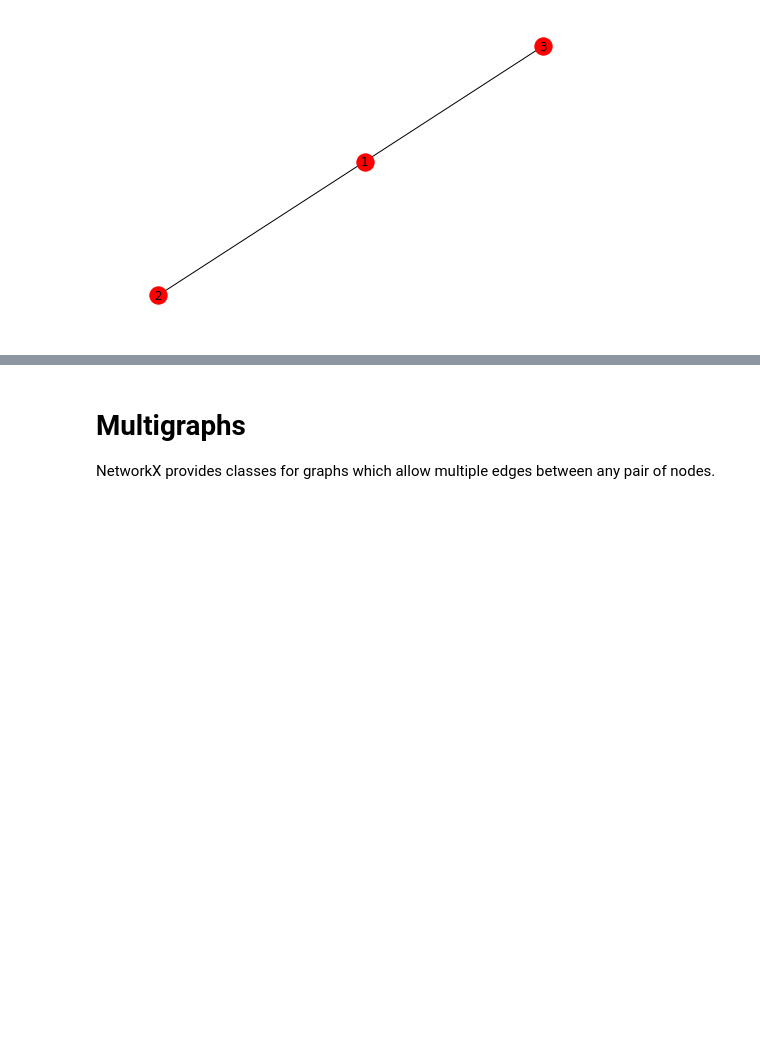
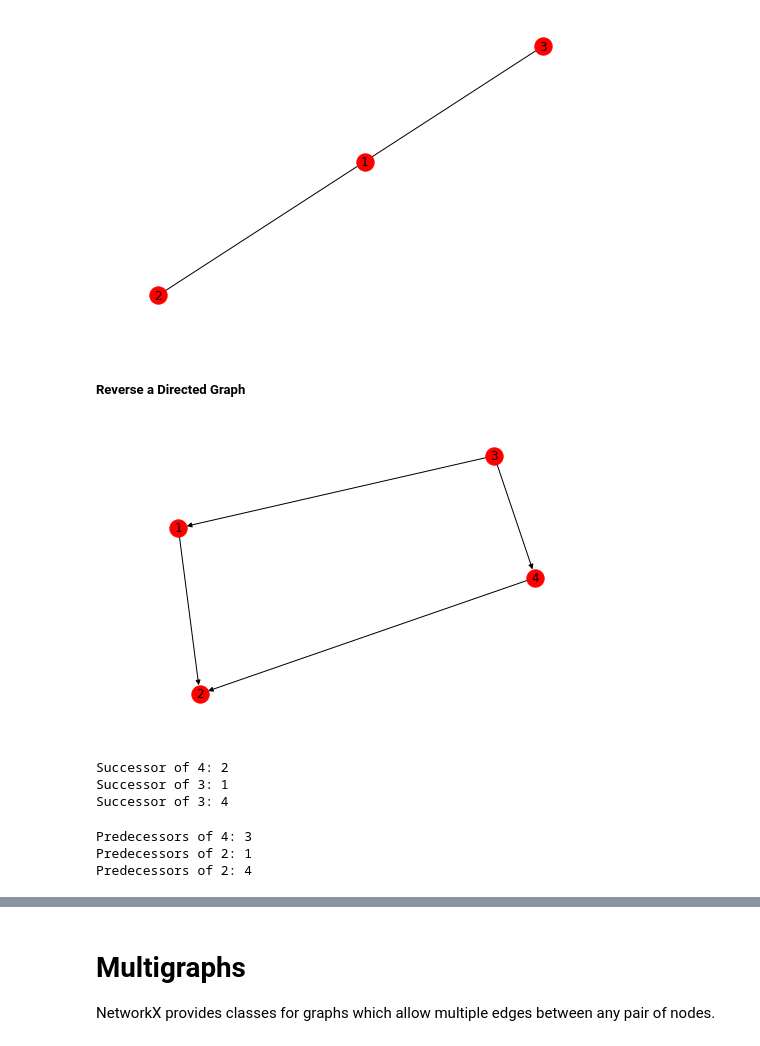
Before and after one commit to Falcon43/Python, a Jupyter notebook: datastructures/networkx.ipynb, the cells around one changed output, grey strips where cells are left out. Saved outputs shown, nothing was run; the diff lists cells and outputs as text; code cells hidden in the pictures; blank space fills up the shorter version.

```diff
--- a/datastructures/networkx.ipynb
+++ b/datastructures/networkx.ipynb
@@ -319,3 +319,33 @@ H = nx.Graph(DG)  # convert G to undirected graph
 nx.draw(H, with_labels = True)
 # %% [output]
 [figure]
+# %% [markdown]
+##### Reverse a Directed Graph
+# %%
+DG = nx.DiGraph()
+DG.add_edges_from([(1, 2), (3, 1), (3, 4), (4, 2)])
+nx.draw(DG, with_labels = True)
+# %% [output]
+[figure, added]
+# %%
+for s in DG.successors(4):
+    print("Successor of 4: {}".format(s))
+for s in DG.successors(3):
+    print("Successor of 3: {}".format(s))
+for s in DG.successors(2):
+    print("Successor of 2: {}".format(s))
+# %% [output]
+Successor of 4: 2
+Successor of 3: 1
+Successor of 3: 4
+# %%
+for p in DG.predecessors(4):
+    print("Predecessors of 4: {}".format(p))
+for p in DG.predecessors(3):
+    print("Predecessors of 3: {}".format(p))
+for p in DG.predecessors(2):
+    print("Predecessors of 2: {}".format(p))
+# %% [output]
+Predecessors of 4: 3
+Predecessors of 2: 1
+Predecessors of 2: 4
```
Also changed, not shown: parts of 11 cells of this notebook.
